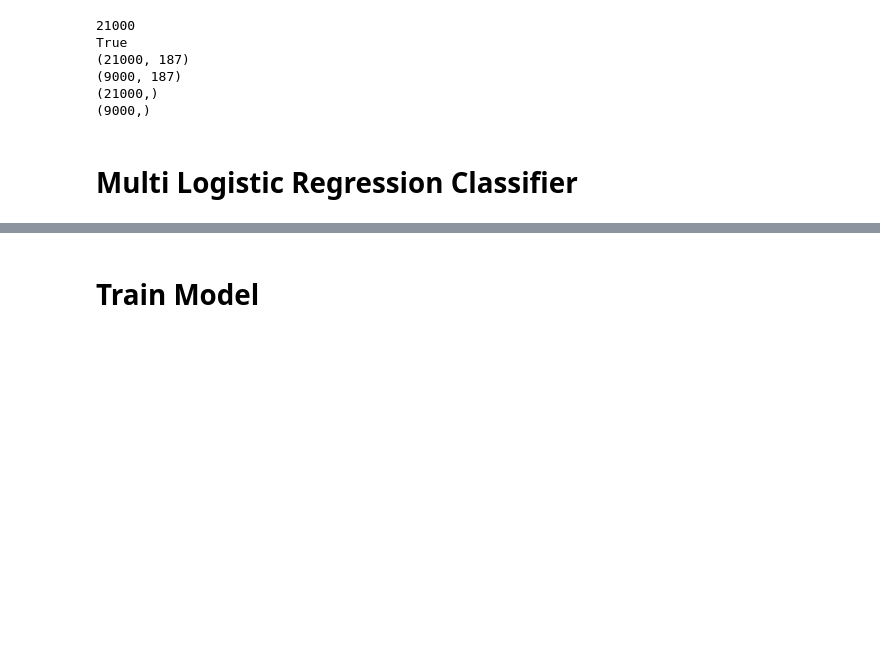
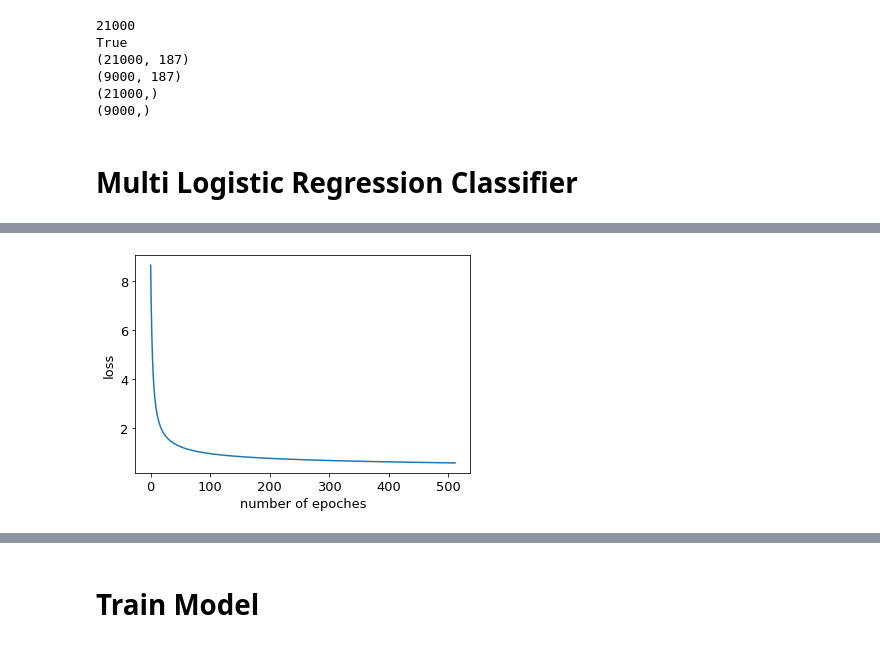
Before and after one commit to kevinlu2/COMP5318-Machine-Learning-and-Data-Mining, a Jupyter notebook: Assignment 1/A1_MultiLogistic.ipynb, the cells around one changed output, grey strips where cells are left out. Saved outputs shown, nothing was run; the diff lists cells and outputs as text; code cells hidden in the pictures; blank space fills up the shorter version.

```diff
--- a/Assignment 1/A1_MultiLogistic.ipynb
+++ b/Assignment 1/A1_MultiLogistic.ipynb
@@ -246,0 +169,37 @@ ValueError: shapes (188,2) and (188,1) not aligned: 2 (dim 1) != 188 (dim 0)
+# %%
+# cost or loss function
+def softmax_loss(X, y, W):
+    A = softmax(X.dot(W))
+    id0 = range(X.shape[0])
+    return -np.mean(np.log(A[id0, y]))
+# %%
+# building learning function using softmax gradient descent
+def softmax_fit(X, y, W, lr = 0.01, nepoches = 100, tol = 1e-5, batch_size = 10):
+    W_old = W.copy()
+    ep = 0
+    loss_hist = [softmax_loss(X, y, W)] # store history of loss
+    N = X.shape[0]
+    nbatches = int(np.ceil(float(N)/batch_size))
+    while ep < nepoches:
+        ep += 1
+        mix_ids = np.random.permutation(N) # mix data
+        for i in range(nbatches):
+            # get the i-th batch
+            batch_ids = mix_ids[batch_size*i:min(batch_size*(i+1), N)]
+            X_batch, y_batch = X[batch_ids], y[batch_ids]
+            W -= lr*softmax_grad(X_batch, y_batch, W) # update gradient descent # TODO
+        loss_hist.append(softmax_loss(X, y, W))
+        if np.linalg.norm(W - W_old)/W.size < tol:
+            break
+        W_old = W.copy()
+    return W, loss_hist
+
+# predict function
+def pred(W, X):
+    A = softmax(X.dot(W))
+    return np.argmax(A, axis = 1)
+# %%
+C=len(np.unique(y_val))
+#weights = np.random.random((len(np.unique(y_train)), D))
+W_init = np.random.randn(X_train.shape[1], C)
+W, loss_hist = softmax_fit(X_train, y_train, W_init, batch_size = 1000, nepoches = 1000, lr = 0.05)
@@ -246,0 +208,8 @@ ValueError: shapes (188,2) and (188,1) not aligned: 2 (dim 1) != 188 (dim 0)
+# %%
+plt.plot(loss_hist)
+plt.xlabel('number of epoches', fontsize = 13)
+plt.ylabel('loss', fontsize = 13)
+plt.tick_params(axis='both', which='major', labelsize=13)
+plt.show()
+# %% [output]
+[figure, added]
```
Also changed, not shown: parts of 19 cells of this notebook.
